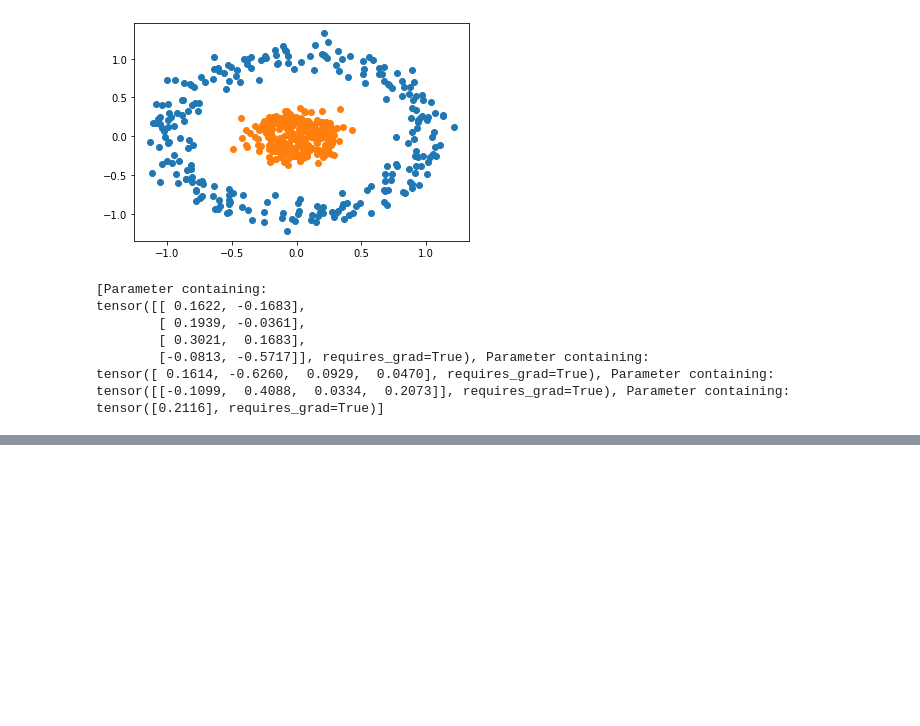
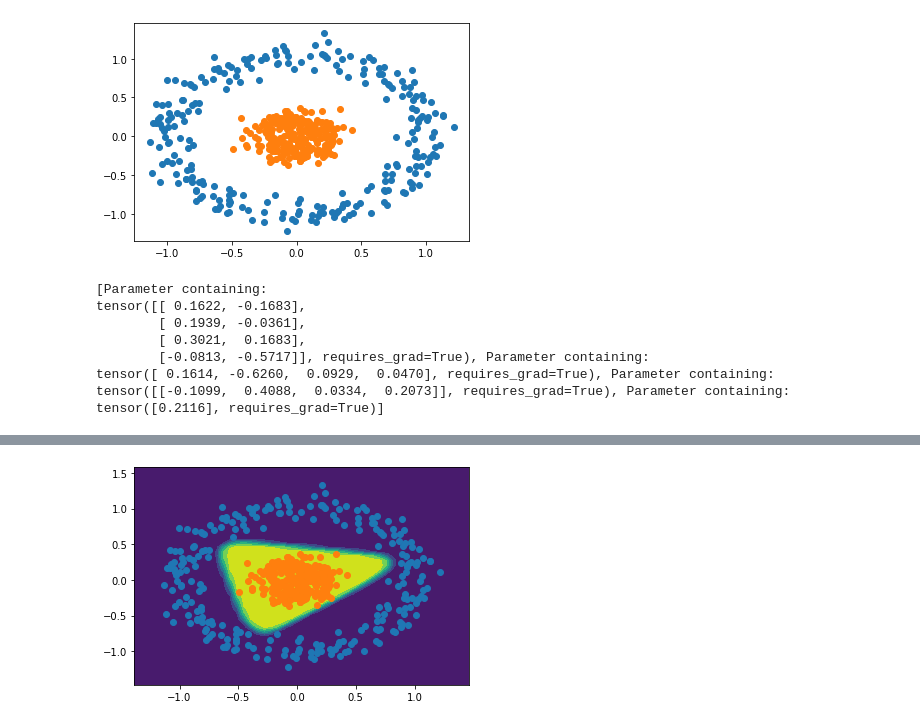
Before and after one commit to sendmail123/DataScience, a Jupyter notebook: Pytorch/DeepNueral_NonLinear.ipynb, the cells around one changed output, grey strips where cells are left out. Drawn from its saved outputs; the diff is of its cells as text; code cells hidden in the pictures; blank space fills up the shorter version.

```diff
--- a/Pytorch/DeepNueral_NonLinear.ipynb
+++ b/Pytorch/DeepNueral_NonLinear.ipynb
@@ -93,0 +92,14 @@ Text(0.5, 0, 'epochs')
+# %%
+def plot_decision_boundary(X, y):
+  x_span = np.linspace(min(X[:, 0]) -0.25, max(X[:, 0])+0.25)
+  y_span = np.linspace(min(X[:, 1]) -0.25, max(X[:, 1])+0.25)
+  xx, yy = np.meshgrid(x_span, y_span)
+  grid = torch.Tensor(np.c_[xx.ravel(), yy.ravel()])
+  pred_func = model.forward(grid)
+  z = pred_func.view(xx.shape).detach().numpy()
+  plt.contourf(xx, yy, z)
+# %%
+plot_decision_boundary(X, y)
+scatter_plot()
+# %% [output]
+[figure, added]
```
Also changed, not shown: parts of 4 cells of this notebook.
